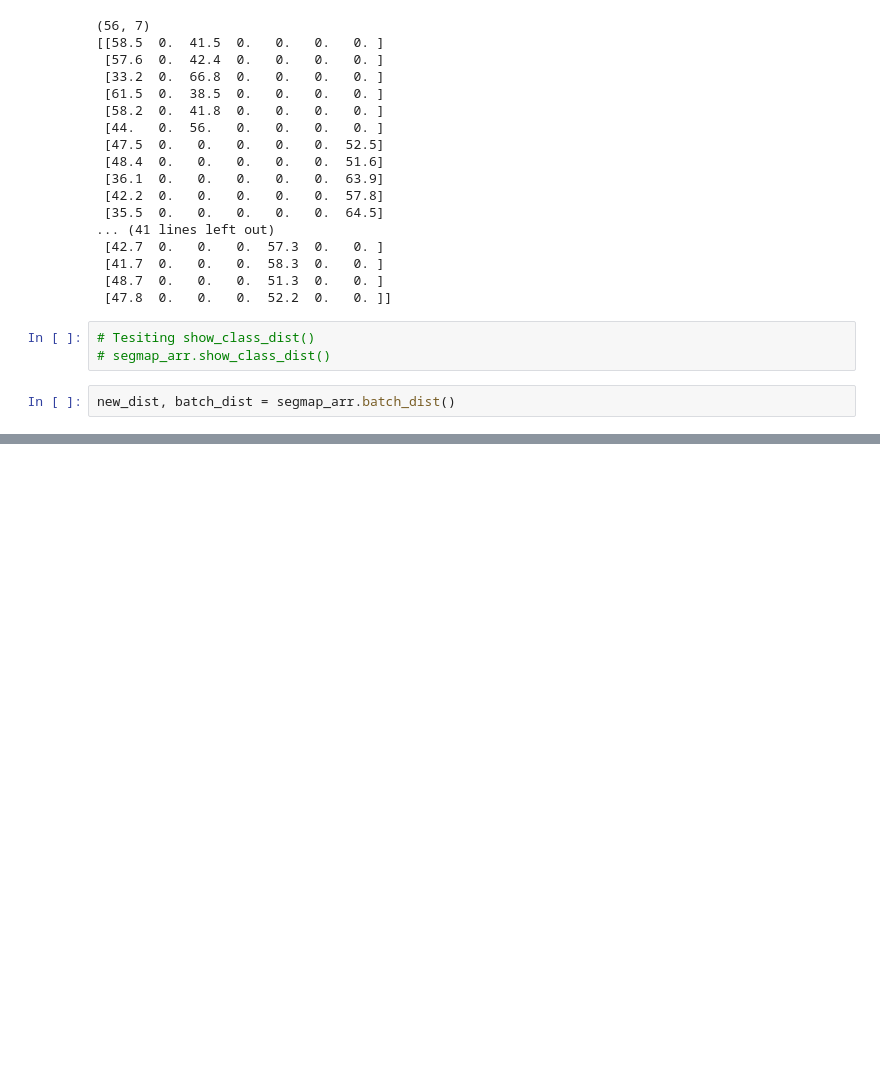
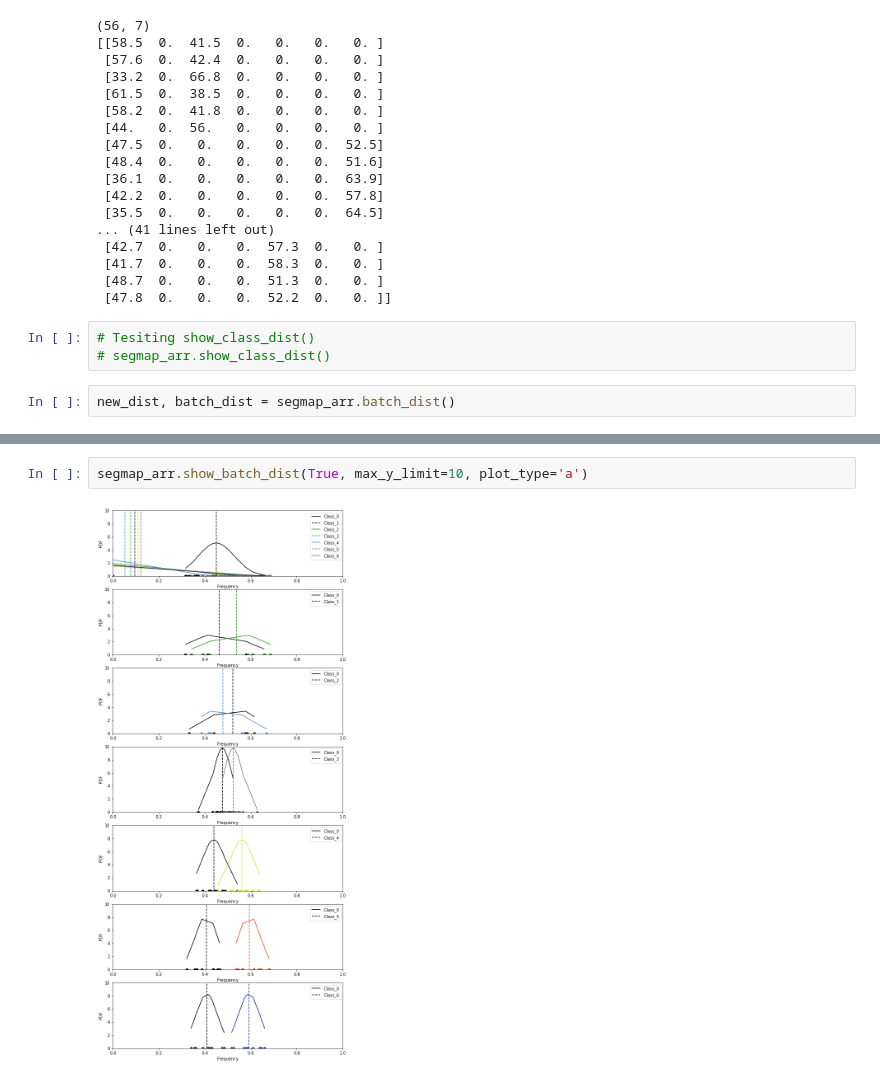
Before and after one commit to josephsv96/Gaussian_2D, a Jupyter notebook: testing.ipynb, the cells around one changed output, grey strips where cells are left out. Drawn from its saved outputs; the diff is of its cells as text; blank space fills up the shorter version.

```diff
--- a/testing.ipynb
+++ b/testing.ipynb
@@ -118,0 +91,4 @@ IndexError: tuple index out of range
+# %%
+segmap_arr.show_batch_dist(True, max_y_limit=10, plot_type='a')
+# %% [output]
+[figure, added]
```
Also changed, not shown: parts of 14 cells of this notebook, 1 other file.
